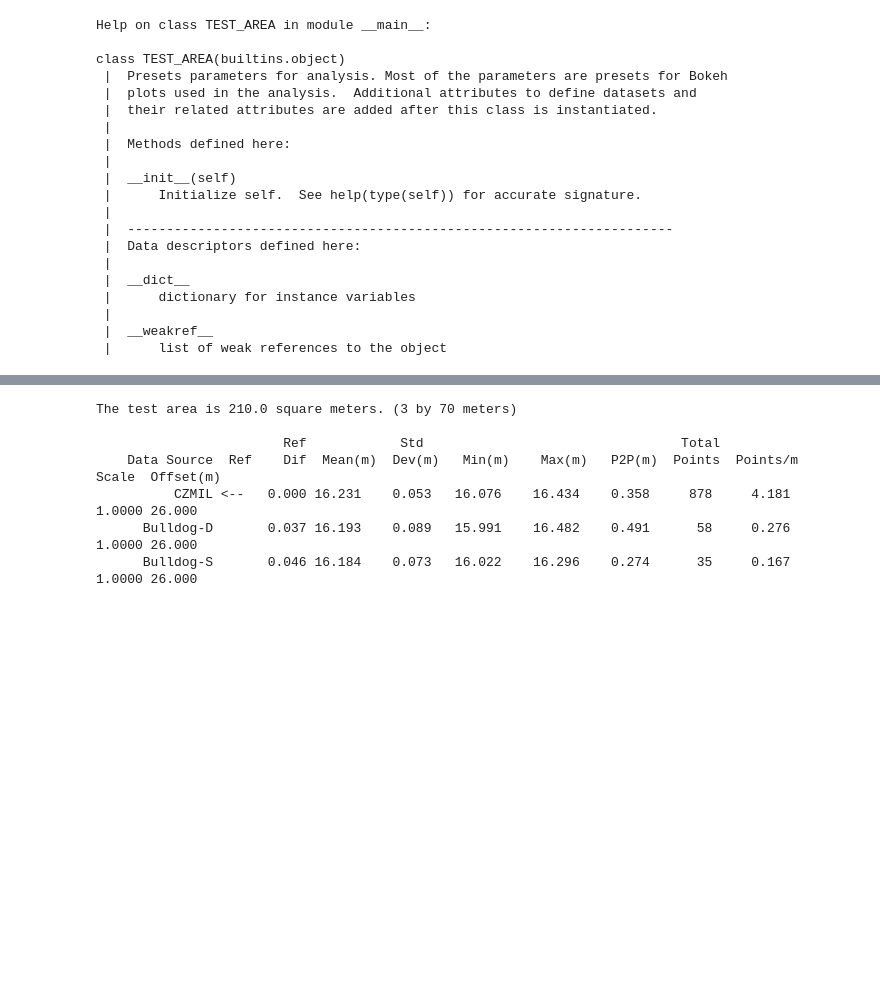
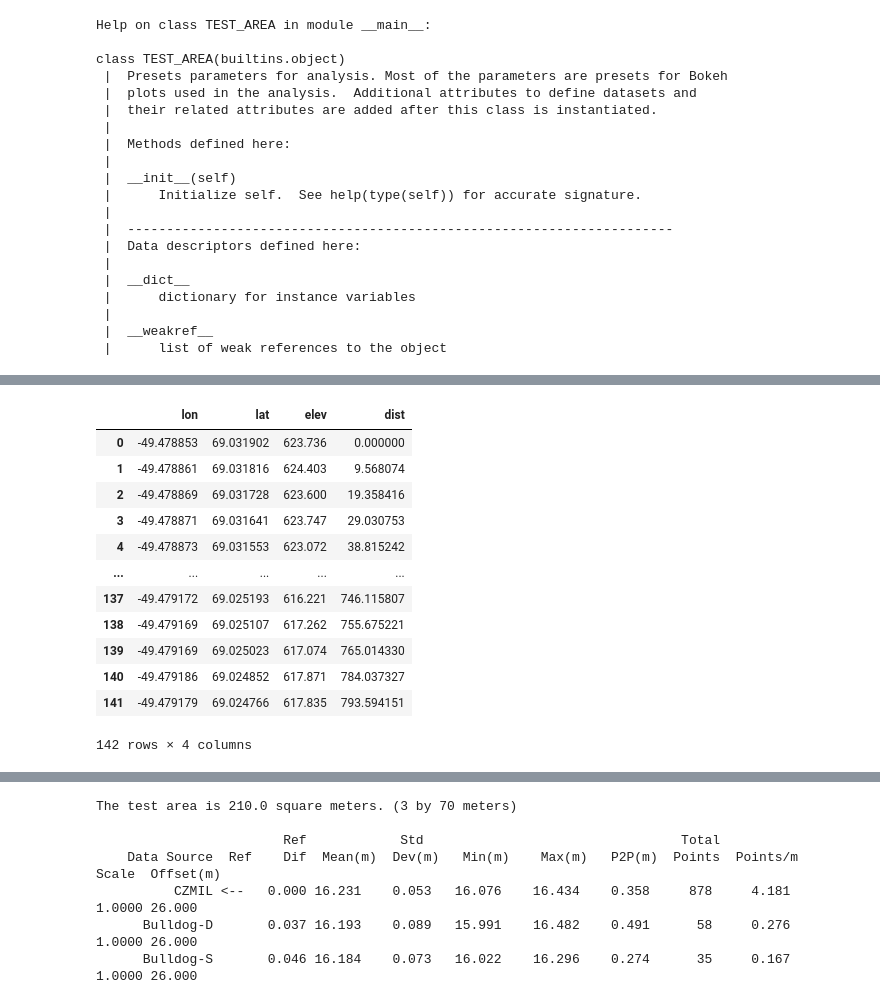
Before and after one commit to lidar532/lidar_review_tools, a Jupyter notebook: nbs/Lidar_tools.ipynb, the cells around one changed output, grey strips where cells are left out. Cells and saved outputs as stored; diff of their text form; code cells hidden in the pictures; blank space fills up the shorter version.

```diff
--- a/nbs/Lidar_tools.ipynb
+++ b/nbs/Lidar_tools.ipynb
@@ -223,0 +260,20 @@ def data(
+# %%
+#| export
+def profile_distance( df,     # Dataframe or numpy array containing latitude, Longititude, and Elevation columns
+                 lat='lat',   # The name of the latitude column
+                 lon='lon',   # The name of the Longititude column
+                 dist='dist'  # Computed distance value
+                ) -> object:  # New dataframe with a new column for distance
+  """
+  Generate distance values between the first Lat/Lon point and each other Lat/Lon point in the
+  DataFrame.
+  """
+  starting_point = (df[ lat ][0], df[ lon ][0] )
+  def gd( row ):
+    p =  (row[ lat ], row[ lon ])
+    distv = hs.haversine(starting_point, (row[ lat ], row[ lon ]), unit = hs.Unit.METERS)
+    row[ dist ] = distv
+    return row
+
+  rv = df.apply(gd, axis=1 )  # Generate distance values
+  return rv
@@ -223,0 +282,6 @@ def data(
+# %%
+data_path               = '../data/atm/'
+atm_file                = 'profile-1-atm-xyz.zip'
+# %%
+atm = pd.read_csv(data_path+atm_file, names=["lon", "lat", "elev"])
+display(atm)
@@ -223,0 +302,17 @@ def data(
+# %%
+rv = profile_distance( atm )
+display( rv )
+# %% [output]
+|  | lon | lat | elev | dist |
+| 0 | -49.478853 | 69.031902 | 623.736 | 0.000000 |
+| 1 | -49.478861 | 69.031816 | 624.403 | 9.568074 |
+| 2 | -49.478869 | 69.031728 | 623.600 | 19.358416 |
+| 3 | -49.478871 | 69.031641 | 623.747 | 29.030753 |
+| 4 | -49.478873 | 69.031553 | 623.072 | 38.815242 |
+| ... | ... | ... | ... | ... |
+| 137 | -49.479172 | 69.025193 | 616.221 | 746.115807 |
+| 138 | -49.479169 | 69.025107 | 617.262 | 755.675221 |
+| 139 | -49.479169 | 69.025023 | 617.074 | 765.014330 |
+| 140 | -49.479186 | 69.024852 | 617.871 | 784.037327 |
+| 141 | -49.479179 | 69.024766 | 617.835 | 793.594151 |
+142 rows × 4 columns
```
Also changed, not shown: parts of 26 cells of this notebook, 11 other files.
